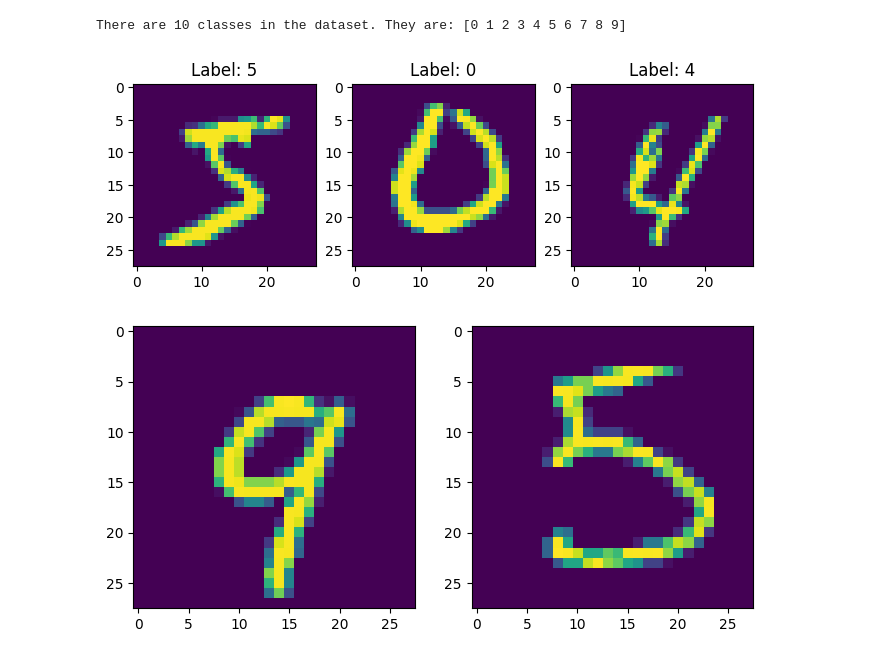
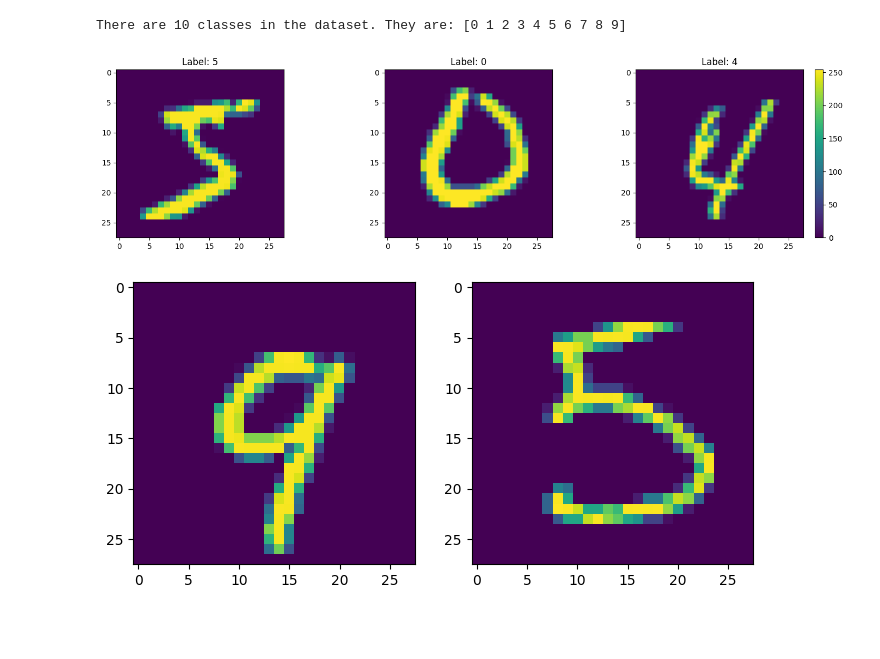
Before and after one commit to BheezPen/My-Upskilling-in-DS-and-AI-ML, a Jupyter notebook: SD_Practices/Building_Neural_Network_for_AI.ipynb, the cells around one changed output. Cells and saved outputs as stored; diff of their text form; code cells hidden in the pictures; blank space fills up the shorter version.

```diff
--- a/SD_Practices/Building_Neural_Network_for_AI.ipynb
+++ b/SD_Practices/Building_Neural_Network_for_AI.ipynb
@@ -30,29 +27,29 @@ There are 10 classes in the dataset. They are: [0 1 2 3 4 5 6 7 8 9]
 # %%
 #Plotting the datasets to see some of the data point
 # This determines the size of the shapes
-plt.figure(figsize=(8, 5))
+plt.figure(figsize=(18, 4))
 
 # A subplot here, a datapoint
 
 # Syntax is plt.subplot(num_rows, num_cols, plot_index)
 plt.subplot(1,3,1)
 plt.imshow(train_images[0]) #datapoint of index 0 from the train_images datasets is called on
 plt.title("Label: {}".format(train_labels[0]))
 
 #Another datapoint for another subplot
 plt.subplot(1,3,2)
 plt.imshow(train_images[2500]) #datapoint of index 2500 from the train_images datasets is called on
 plt.title("Label: {}".format(train_labels[2500]))
 
 #Another datapoint for another subplot
 plt.subplot(1,3,3)
 plt.imshow(train_images[700]) #datapoint of index 2500 from the train_images datasets is called on
 plt.title("Label: {}".format(train_labels[700]))
-
+plt.colorbar()
 #Now to show my graph
 plt.show()
 # %% [output]
-[figure, old version]
+[figure, new version]
 # %%
 #Viewing some testing data element
 
```
Also changed, not shown: parts of 3 cells of this notebook.
